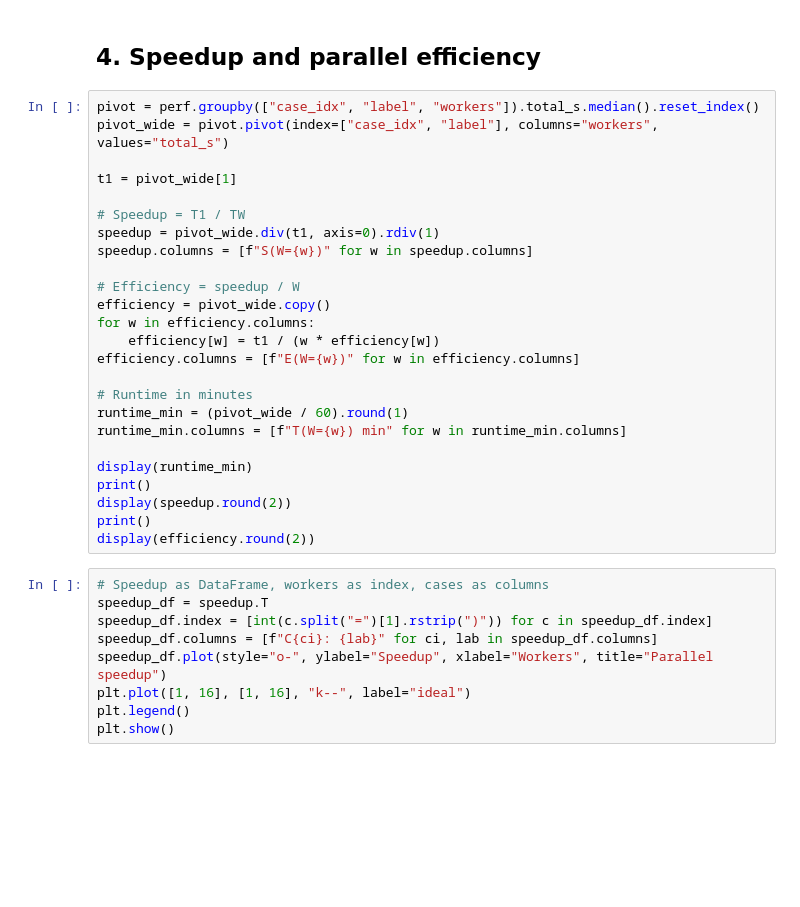
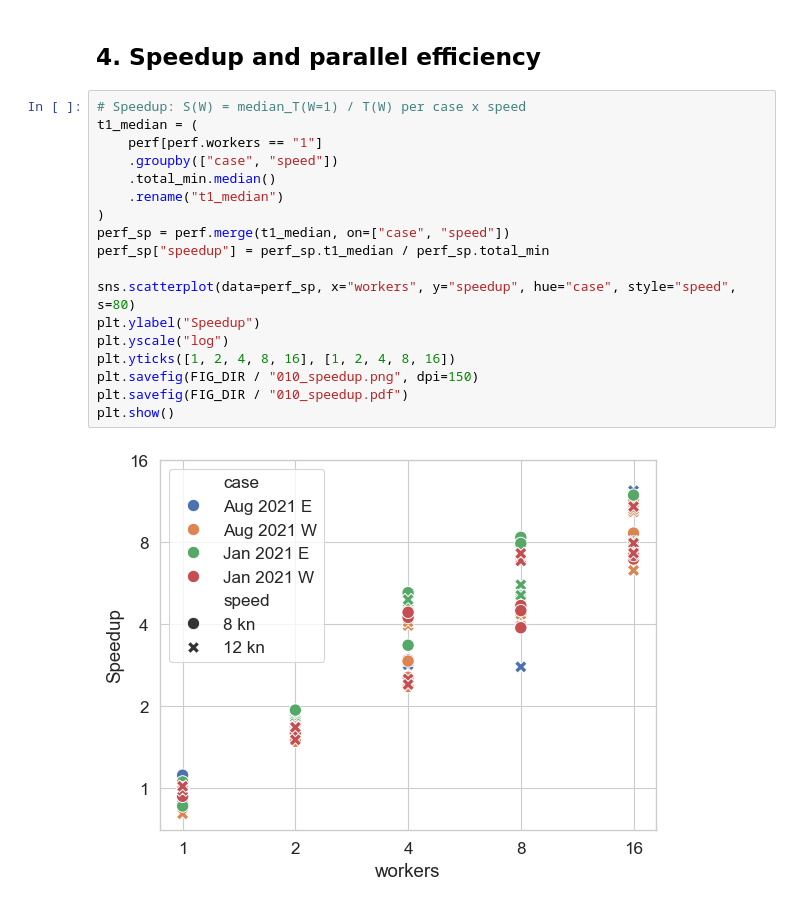
Before and after one commit to willirath/ship_routing, a Jupyter notebook: experiments/perf_001/notebooks/010_perf_analysis.ipynb, the cells around one changed output. Drawn from its saved outputs; the diff is of its cells as text; blank space fills up the shorter version.

```diff
--- a/experiments/perf_001/notebooks/010_perf_analysis.ipynb
+++ b/experiments/perf_001/notebooks/010_perf_analysis.ipynb
@@ -116,36 +132,22 @@ for w in [1, 8]:
 # %% [markdown]
 ## 4. Speedup and parallel efficiency
-# %%
-pivot = perf.groupby(["case_idx", "label", "workers"]).total_s.median().reset_index()
-pivot_wide = pivot.pivot(index=["case_idx", "label"], columns="workers", values="total_s")
-
-t1 = pivot_wide[1]
-
-# Speedup = T1 / TW
-speedup = pivot_wide.div(t1, axis=0).rdiv(1)
-speedup.columns = [f"S(W={w})" for w in speedup.columns]
-
-# Efficiency = speedup / W
-efficiency = pivot_wide.copy()
-for w in efficiency.columns:
-    efficiency[w] = t1 / (w * efficiency[w])
-efficiency.columns = [f"E(W={w})" for w in efficiency.columns]
-
-# Runtime in minutes
-runtime_min = (pivot_wide / 60).round(1)
-runtime_min.columns = [f"T(W={w}) min" for w in runtime_min.columns]
-
-display(runtime_min)
-print()
-display(speedup.round(2))
-print()
-display(efficiency.round(2))
-# %%
-# Speedup as DataFrame, workers as index, cases as columns
-speedup_df = speedup.T
-speedup_df.index = [int(c.split("=")[1].rstrip(")")) for c in speedup_df.index]
-speedup_df.columns = [f"C{ci}: {lab}" for ci, lab in speedup_df.columns]
-speedup_df.plot(style="o-", ylabel="Speedup", xlabel="Workers", title="Parallel speedup")
-plt.plot([1, 16], [1, 16], "k--", label="ideal")
-plt.legend()
-plt.show()
+# %%
+# Speedup: S(W) = median_T(W=1) / T(W) per case x speed
+t1_median = (
+    perf[perf.workers == "1"]
+    .groupby(["case", "speed"])
+    .total_min.median()
+    .rename("t1_median")
+)
+perf_sp = perf.merge(t1_median, on=["case", "speed"])
+perf_sp["speedup"] = perf_sp.t1_median / perf_sp.total_min
+
+sns.scatterplot(data=perf_sp, x="workers", y="speedup", hue="case", style="speed", s=80)
+plt.ylabel("Speedup")
+plt.yscale("log")
+plt.yticks([1, 2, 4, 8, 16], [1, 2, 4, 8, 16])
+plt.savefig(FIG_DIR / "010_speedup.png", dpi=150)
+plt.savefig(FIG_DIR / "010_speedup.pdf")
+plt.show()
+# %% [output]
+[figure, added]
```
Also changed, not shown: parts of 8 cells of this notebook, 14 other files.
